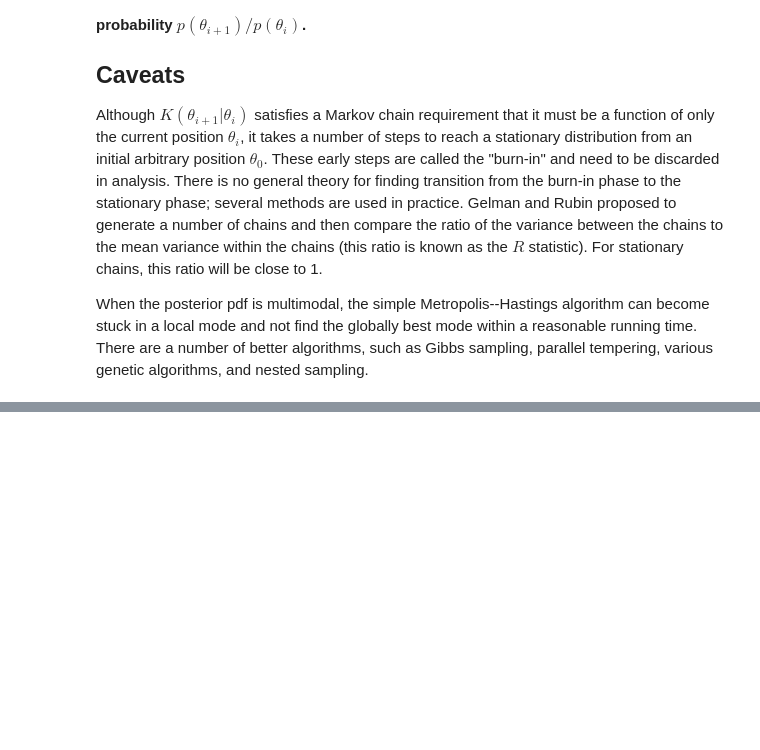
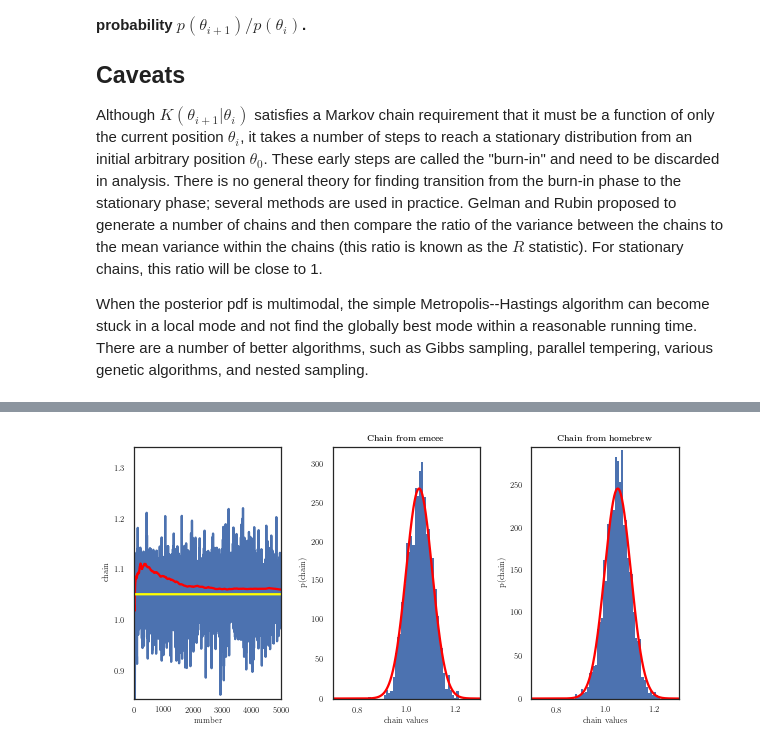
Before and after one commit to Ragadeepika-Pucha/astr-324-s17, a Jupyter notebook: notebooks/Week-5-Tue.ipynb, the cells around one changed output, grey strips where cells are left out. Saved outputs shown, nothing was run; the diff lists cells and outputs as text; code cells hidden in the pictures; blank space fills up the shorter version.

Commit message:
added emcee example

```diff
--- a/notebooks/Week-5-Tue.ipynb
+++ b/notebooks/Week-5-Tue.ipynb
@@ -706,0 +767,56 @@ tempering, various genetic algorithms, and nested sampling.
+# %%
+# plot
+fig = plt.figure(figsize=(9, 5))
+fig.subplots_adjust(left=0.11, right=0.95, wspace=0.35, bottom=0.18)
+
+chainE = emcee_trace[0]
+M = np.size(chain)
+
+ax1 = fig.add_subplot(131)
+x = np.linspace(1,M,M)
+plt.plot(x, chain)
+ax1.axis([0, M, np.min(chainE), 1.1*np.max(chain)])
+plt.xlabel('number')
+plt.ylabel('chain')
+# plot running mean:
+meanC = [np.mean(chainE[:int(N)]) for N in x]
+ax1.plot(x, meanC,c='red')
+ax1.plot(x, 0*x+np.mean(data),c='yellow')
+
+ax2 = fig.add_subplot(132)
+# skip first Nburn samples
+Nburn = 1000
+Nchain = np.size(chainE[x>Nburn])
+Nhist, bins, patches = plt.hist(chainE[x>Nburn], bins = 'auto', histtype = 'stepfilled')
+# plot expectations based on CLT
+binwidth = bins[1]-bins[0]
+muCLT = np.mean(data)
+sigCLT = np.std(data)/np.sqrt(Ndata)
+muGrid = np.linspace(0.7, 1.3, 500)
+gauss = Nchain*binwidth*stats.norm(muCLT, sigCLT).pdf(muGrid)
+ax2.plot(muGrid, gauss, c='red')
+ax2.set_ylabel('p(chain)')
+ax2.set_xlabel('chain values')
+ax2.set_xlim(0.7, 1.3)
+ax2.set_ylim(0, 1.2*np.max(gauss))
+ax2.set_title(r'{\bf Chain from emcee}')
+
+ax2 = fig.add_subplot(133)
+# skip first Nburn samples
+Nburn = 1000
+Nchain = np.size(chain[x>Nburn])
+Nhist, bins, patches = plt.hist(chain[x>Nburn], bins = 'auto', histtype = 'stepfilled')
+# plot expectations based on CLT
+binwidth = bins[1]-bins[0]
+gauss = Nchain*binwidth*stats.norm(muCLT, sigCLT).pdf(muGrid)
+ax2.plot(muGrid, gauss, c='red')
+ax2.set_ylabel('p(chain)')
+ax2.set_xlabel('chain values')
+ax2.set_xlim(0.7, 1.3)
+ax2.set_ylim(0, 1.2*np.max(gauss))
+ax2.set_title(r'{\bf Chain from homebrew}')
+
+
+plt.show()
+# %% [output]
+[figure, added]
```
Also changed, not shown: parts of 10 cells of this notebook.
